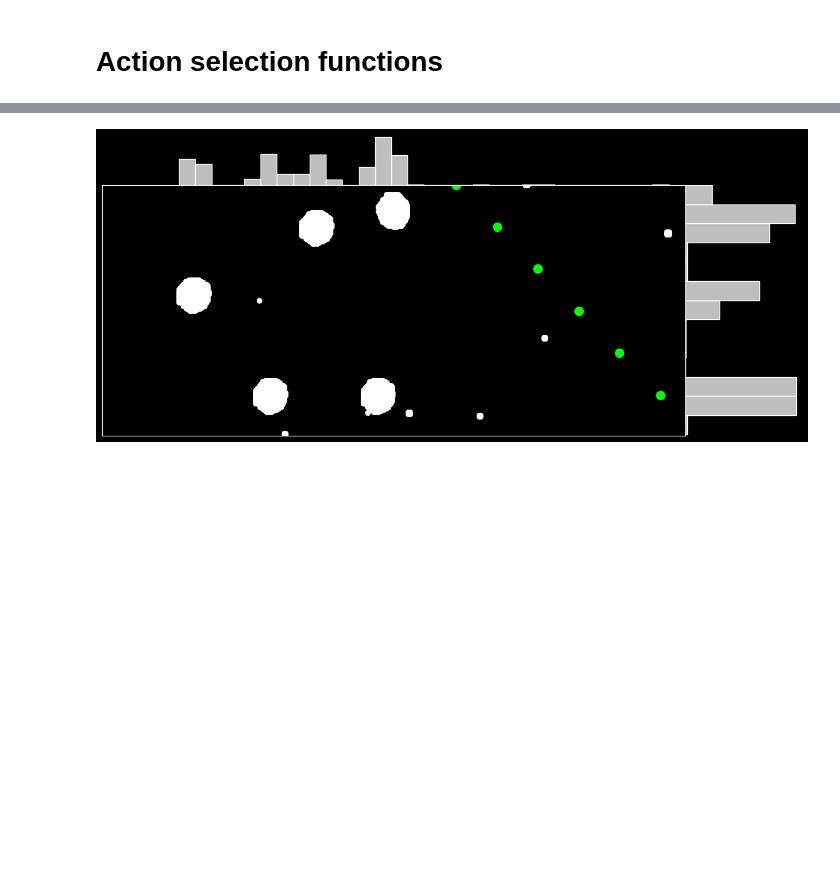
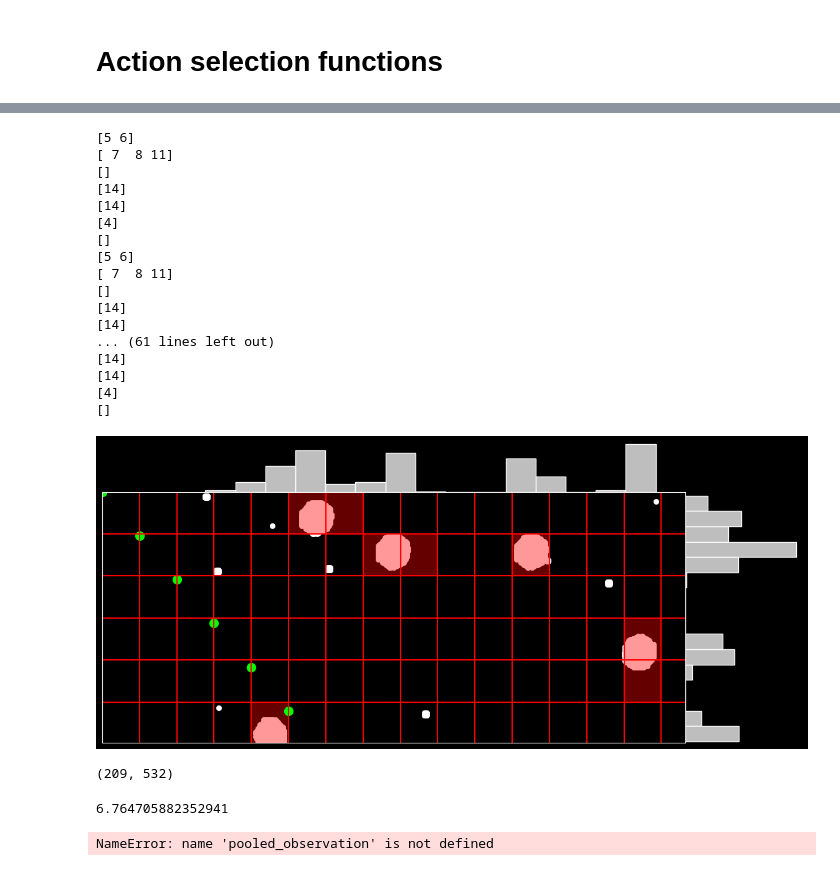
Before and after one commit to nilsheinrich/DodgeAsteroids_lockedSections, a Jupyter notebook: action_selection_algorithm.ipynb, the cells around one changed output, grey strips where cells are left out. Saved outputs shown, nothing was run; the diff lists cells and outputs as text; code cells hidden in the pictures; blank space fills up the shorter version.

```diff
--- a/action_selection_algorithm.ipynb
+++ b/action_selection_algorithm.ipynb
@@ -624,3 +624,6 @@ Text(578.0, 209, 'Anticipated End Point')
 [figure]
 # %% [markdown]
 # Action selection functions
+# %%
+kernel_size_x, kernel_size_y, pooled_observation, number_horizontal_strides, number_vertical_strides = pool_observation(observation_in_pixel, 90)
+kernel_size_x, kernel_size_y, pooled_observation, number_horizontal_strides, number_vertical_strides
@@ -755,4 +832,9 @@ expected_trajectory
 # %%
+best_x, expected_trajectory, kernel_size_x, kernel_size_y, number_horizontal_strides, number_vertical_strides, rejected = action_selection(observation_in_pixel, convolutionGranularity=90, drift_direction=1, min_percentage_for_rejection=0.07)
+
+scaled_expected_trajectory = [np.array([x * kernel_size_x, y * kernel_size_y]) for x, y in expected_trajectory]
+
+
 # store where there is populated space, meaning there are obstacles
 populated_space_zero_coords = np.argwhere(observation_in_pixel == 1)
 populated_space_x_coords = populated_space_zero_coords[:, 1]
@@ -767,6 +849,27 @@ plt.style.use("dark_background")
 ax = sns.jointplot(data=populated_space_activations, x="x_coords", y="y_coords", color="w", space=0)
 ax.fig.set_size_inches((13, 5.5))
 
+for horizontal_stride in range(1, number_horizontal_strides+1):
+    ax.ax_joint.axvline(kernel_size_x * horizontal_stride, c="r")
+
+for vertical_stride in range(1, number_vertical_strides+1):
+    ax.ax_joint.axhline(kernel_size_y * vertical_stride, c="r")
+
+# mark rejected
+if rejected is not None:
+    rejected = [(x * kernel_size_x,
+                 y * kernel_size_y)
+                for y, x in rejected]
+
+    x_val = [x[0] for x in rejected]
+    y_val = [y[1] for y in rejected]
+    # print(x_val, y_val)
+
+    for x_coord, y_coord in zip(x_val, y_val):
+        rect = patches.Rectangle((x_coord, y_coord), kernel_size_x, kernel_size_y, linewidth=1, edgecolor='r',
+                                 facecolor='r', alpha=0.4)
+        ax.ax_joint.add_patch(rect)
+
 ax.ax_marg_x.set_xlim(0, observation_in_pixel.shape[1])
 ax.ax_marg_y.set_ylim(0, observation_in_pixel.shape[0])
 
@@ -779,37 +882,67 @@ for ax_i in [ax.ax_joint, ax.ax_marg_x, ax.ax_marg_y]:
     ax_i.set_xticklabels([])
     ax_i.set_yticklabels([])
 
-drift_direction = 1
-drift_prior=230
+#drift_direction = 1
+#drift_prior=219
 
-dx = drift_prior*drift_direction
-dy = observation_in_pixel.shape[0]
+#dx = drift_prior*drift_direction
+#dy = observation_in_pixel.shape[0]
 
-slope = dx/dy
+#slope = dx/dy
 
 ##################################################################
 # vector
 #x_start, y_start = action_goal_x_coord, 1
 #x_end, y_end = action_goal_x_coord+drift_prior*drift_direction, dy
 
 #ax.ax_joint.arrow(x_start, y_start, x_end - x_start-10, y_end - y_start-10, width=1,
 #                  head_width=10, head_length=10,
 #                  fc='red', ec='red')
 
 # draw vector components
 #ax.ax_joint.hlines(y=y_start, xmin=x_start, xmax=x_end, color='red', linestyle='dashed', alpha=0.6)
 #ax.ax_joint.vlines(x=x_end, ymin=y_start, ymax=y_end, color='red', linestyle='dashed', alpha=0.6)
 
 # text components
 #ax.ax_joint.text(x_end+5, y_end, "Anticipated End Point",
 #                 fontsize=12, color='white', ha='left', va='bottom',
 #                 bbox=dict(facecolor='black', edgecolor='white', boxstyle='round,pad=0.3'))
 
 
 
 ##################################################################
 
 for point in scaled_expected_trajectory:
+#for point in expected_trajectory:
     ax.ax_joint.scatter(point[0], point[1], color='lime', s=100)
 # %% [output]
+[5 6]
+[ 7  8 11]
+[]
+[14]
+[14]
+[4]
+[]
+[5 6]
+[ 7  8 11]
+[]
+[14]
+[14]
+... (61 lines left out)
+[14]
+[14]
+[4]
+[]
-[figure, old version]
+[figure, new version]
+# %%
+observation_in_pixel.shape
+# %% [output]
+(209, 532)
+# %%
+230/kernel_size_x
+# %% [output]
+6.764705882352941
+# %%
+pooled_observation.shape[1]
+# %% [output]
+NameError: name 'pooled_observation' is not defined
```
Also changed, not shown: parts of 7 cells of this notebook, 9 other files.
